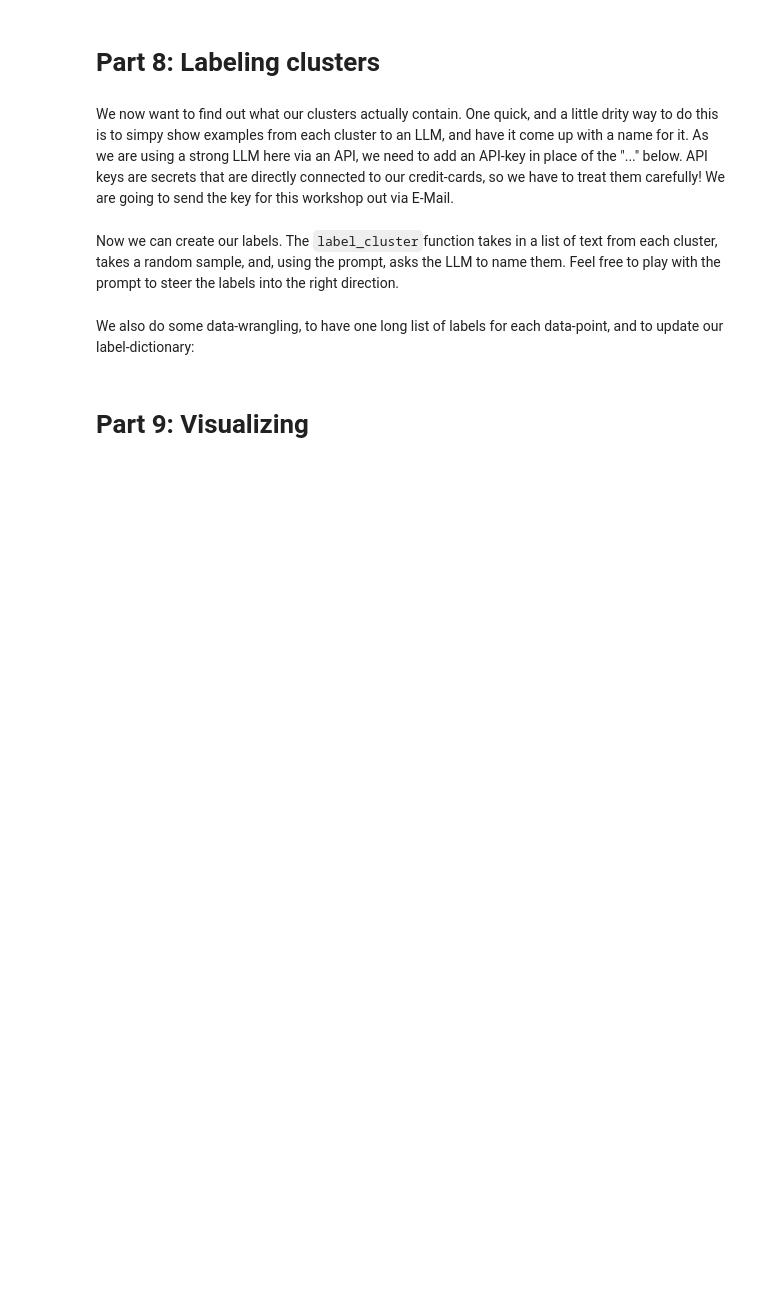
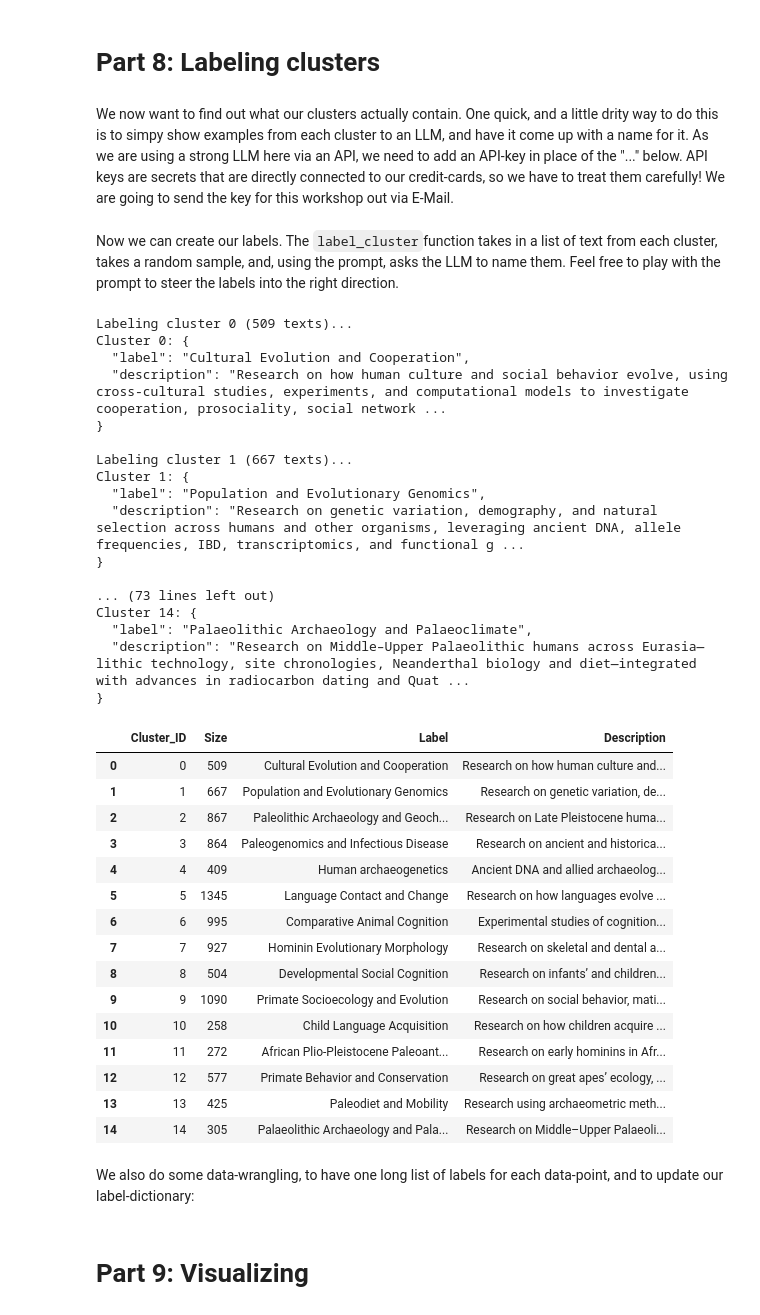
Before and after one commit to MNoichl/MPI-Leipzig-workshop-text-data-analysis, a Jupyter notebook: workbook_01_text_analysis.ipynb, the cells around one changed output. Cells and saved outputs as stored; diff of their text form; code cells hidden in the pictures; blank space fills up the shorter version.

```diff
--- a/workbook_01_text_analysis.ipynb
+++ b/workbook_01_text_analysis.ipynb
@@ -348,11 +209,0 @@ Some weights of the model checkpoint at dslim/bert-base-NER were not used when i
-# %%
-nlp = pipeline("ner", model=model,
-               tokenizer=tokenizer,
-               # tokens can be smaller than words, so we need to guess how to group them together.
-               aggregation_strategy='max')
-text = "G.E. Moore is known as a good writer. Perhaps he is also good at programming? Quine certainly would be."
-
-
-ner_results = nlp(text)
-import pprint # for nicer printing of dictionaries
-pprint.pprint(ner_results)
@@ -538,6 +346,12 @@ from litellm import completion
 import pandas as pd
 import random
 import json
+
+
+additional_prompt = "Note that the clusters are areas of work from a scientific institution. Try to pick labels that are commonly used to describe research areas."
+
+
+
 
 # Create a function to label clusters using OpenAI
 def label_cluster(cluster_texts, cluster_id, n_samples=10, extra_prompt=""):
@@ -577,34 +391,68 @@ for i, label in enumerate(cluster_labels):
 
 # Label each cluster
 cluster_info = {}
 for cluster_id, texts in cluster_groups.items():
     print(f"Labeling cluster {cluster_id} ({len(texts)} texts)...")
-    label_info = label_cluster(texts, cluster_id, n_samples=5, extra_prompt="Note that the clusters are areas of philosophy that the texts are from. Try to pick labels that are commonly used to describe areas of philosophy.")
+    label_info = label_cluster(texts, cluster_id, n_samples=5, extra_prompt=additional_prompt)
     cluster_info[cluster_id] = label_info
     print(f"Cluster {cluster_id}: {label_info}\n")
 
 # Create a summary dataframe
 cluster_summary = []
 for cluster_id, info in cluster_info.items():
     # Parse the JSON response
     try:
         parsed_info = json.loads(info)
         label = parsed_info.get('label', 'Unknown')
         description = parsed_info.get('description', 'No description available')
     except (json.JSONDecodeError, TypeError):
         # Fallback if JSON parsing fails
         label = f"Cluster {cluster_id}"
         description = str(info)
 
     cluster_summary.append({
         'Cluster_ID': cluster_id,
         'Size': len(cluster_groups[cluster_id]),
         'Label': label,
         'Description': description
     })
 
 cluster_df = pd.DataFrame(cluster_summary)
 cluster_df
+# %% [output]
+Labeling cluster 0 (509 texts)...
+Cluster 0: {
+  "label": "Cultural Evolution and Cooperation",
+  "description": "Research on how human culture and social behavior evolve, using cross-cultural studies, experiments, and computational models to investigate cooperation, prosociality, social network ...
+}
+
+Labeling cluster 1 (667 texts)...
+Cluster 1: {
+  "label": "Population and Evolutionary Genomics",
+  "description": "Research on genetic variation, demography, and natural selection across humans and other organisms, leveraging ancient DNA, allele frequencies, IBD, transcriptomics, and functional g ...
+}
+
+... (73 lines left out)
+Cluster 14: {
+  "label": "Palaeolithic Archaeology and Palaeoclimate",
+  "description": "Research on Middle–Upper Palaeolithic humans across Eurasia—lithic technology, site chronologies, Neanderthal biology and diet—integrated with advances in radiocarbon dating and Quat ...
+}
+|  | Cluster_ID | Size | Label | Description |
+| 0 | 0 | 509 | Cultural Evolution and Cooperation | Research on how human culture and... |
+| 1 | 1 | 667 | Population and Evolutionary Genomics | Research on genetic variation, de... |
+| 2 | 2 | 867 | Paleolithic Archaeology and Geoch... | Research on Late Pleistocene huma... |
+| 3 | 3 | 864 | Paleogenomics and Infectious Disease | Research on ancient and historica... |
+| 4 | 4 | 409 | Human archaeogenetics | Ancient DNA and allied archaeolog... |
+| 5 | 5 | 1345 | Language Contact and Change | Research on how languages evolve ... |
+| 6 | 6 | 995 | Comparative Animal Cognition | Experimental studies of cognition... |
+| 7 | 7 | 927 | Hominin Evolutionary Morphology | Research on skeletal and dental a... |
+| 8 | 8 | 504 | Developmental Social Cognition | Research on infants’ and children... |
+| 9 | 9 | 1090 | Primate Socioecology and Evolution | Research on social behavior, mati... |
+| 10 | 10 | 258 | Child Language Acquisition | Research on how children acquire ... |
+| 11 | 11 | 272 | African Plio-Pleistocene Paleoant... | Research on early hominins in Afr... |
+| 12 | 12 | 577 | Primate Behavior and Conservation | Research on great apes’ ecology, ... |
+| 13 | 13 | 425 | Paleodiet and Mobility | Research using archaeometric meth... |
+| 14 | 14 | 305 | Palaeolithic Archaeology and Pala... | Research on Middle–Upper Palaeoli... |
 # %% [markdown]
 We also do some data-wrangling, to have one long list of labels for each data-point, and to update our label-dictionary:
 # %%
```
Also changed, not shown: parts of 86 cells of this notebook, 21 other files.
